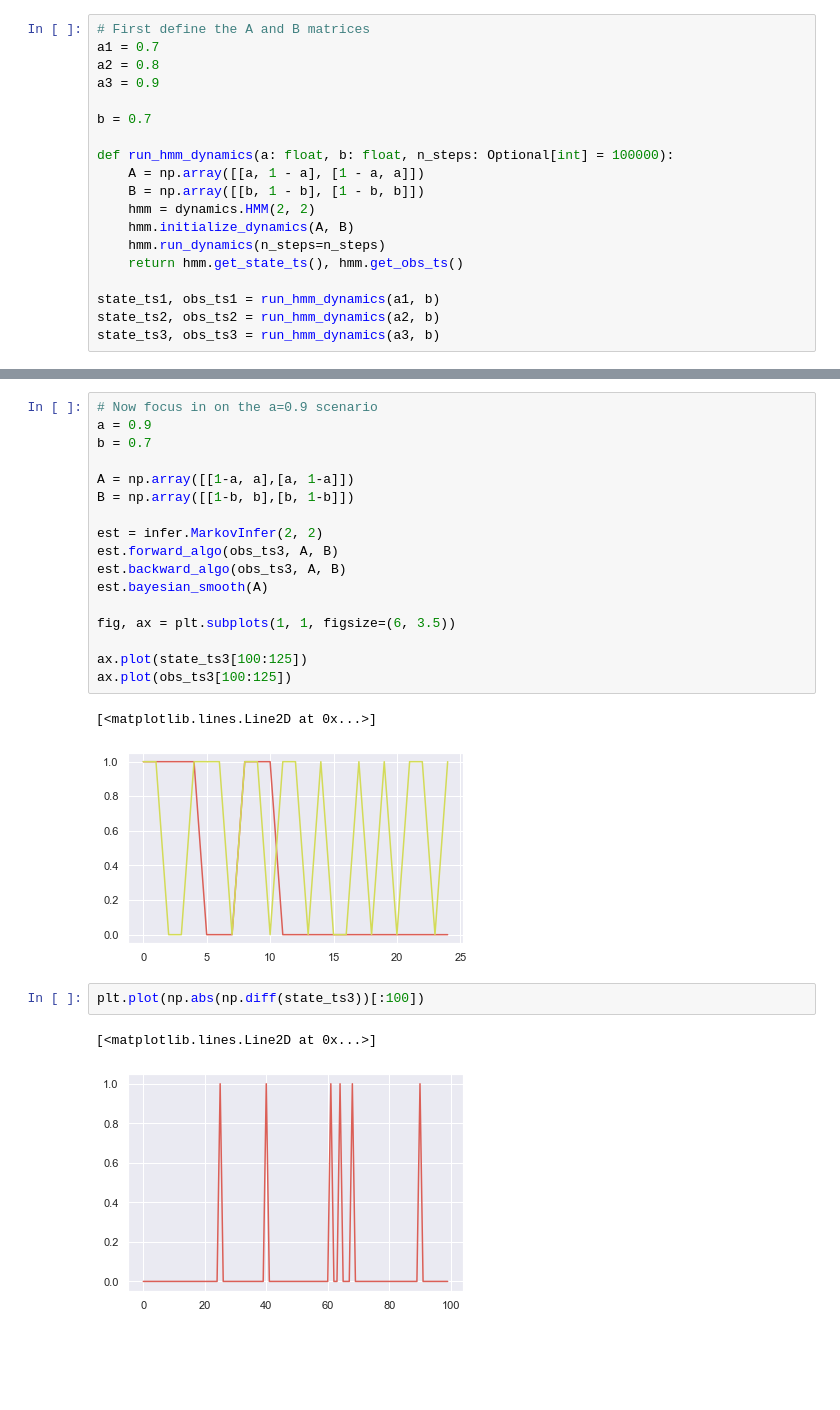
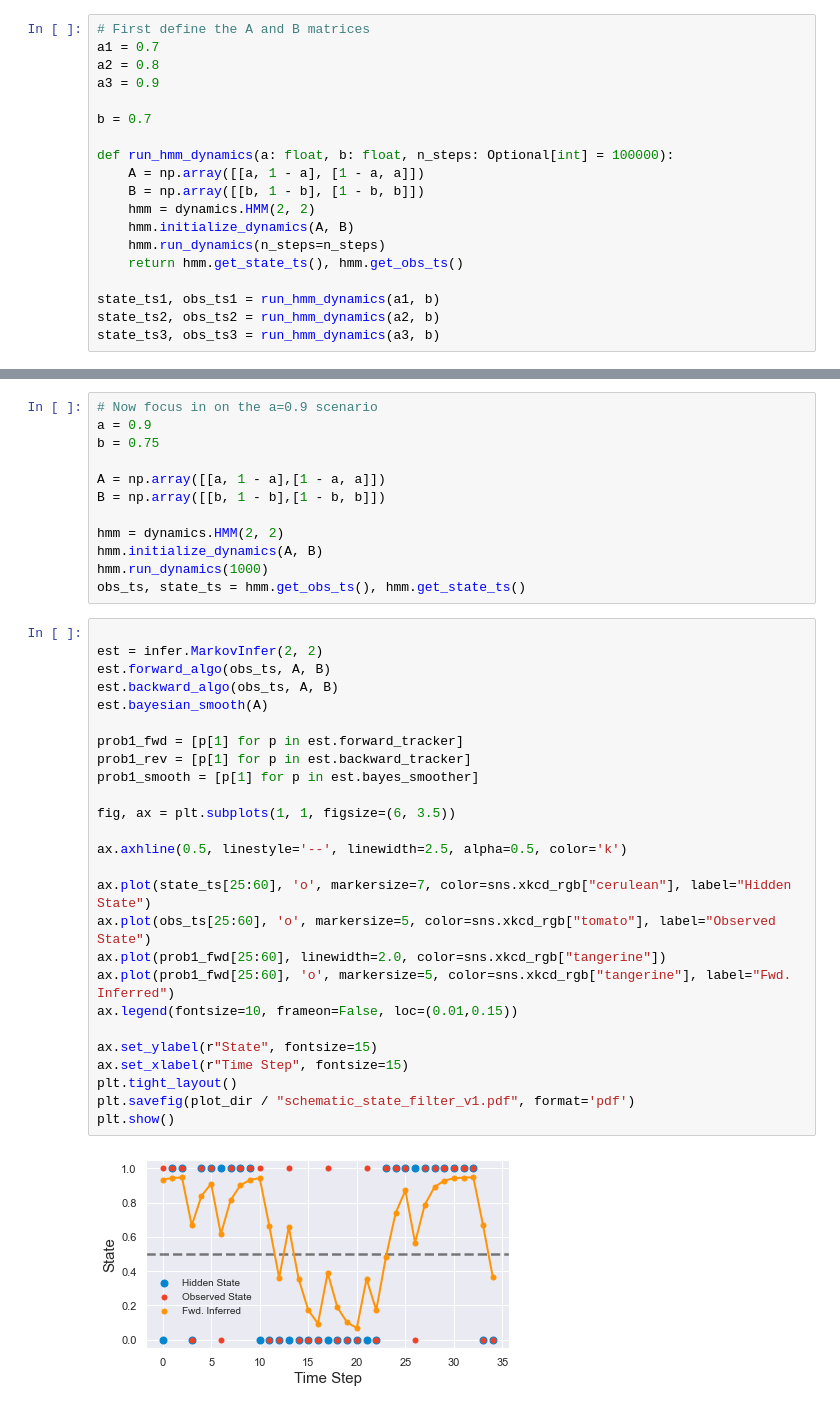
Before and after one commit to StevenJLarge/hmm, a Jupyter notebook: notebooks/reports/01-slarge-figures-pt1.ipynb, the cells around one changed output, grey strips where cells are left out. Saved outputs shown, nothing was run; the diff lists cells and outputs as text; blank space fills up the shorter version.

```diff
--- a/notebooks/reports/01-slarge-figures-pt1.ipynb
+++ b/notebooks/reports/01-slarge-figures-pt1.ipynb
@@ -77,25 +88,40 @@ ax[1].set_ylim([0.005, 1.25])
 # %%
 # Now focus in on the a=0.9 scenario
 a = 0.9
-b = 0.7
+b = 0.75
 
-A = np.array([[1-a, a],[a, 1-a]])
-B = np.array([[1-b, b],[b, 1-b]])
+A = np.array([[a, 1 - a],[1 - a, a]])
+B = np.array([[b, 1 - b],[1 - b, b]])
 
-est = infer.MarkovInfer(2, 2)
-est.forward_algo(obs_ts3, A, B)
-est.backward_algo(obs_ts3, A, B)
-est.bayesian_smooth(A)
-
-fig, ax = plt.subplots(1, 1, figsize=(6, 3.5))
-
-ax.plot(state_ts3[100:125])
-ax.plot(obs_ts3[100:125])
+hmm = dynamics.HMM(2, 2)
+hmm.initialize_dynamics(A, B)
+hmm.run_dynamics(1000)
+obs_ts, state_ts = hmm.get_obs_ts(), hmm.get_state_ts()
-# %% [output]
-[<matplotlib.lines.Line2D at 0x...>]
-[figure, removed]
-# %%
-plt.plot(np.abs(np.diff(state_ts3))[:100])
-# %% [output]
-[<matplotlib.lines.Line2D at 0x...>]
-[figure, removed]
+# %%
+
+est = infer.MarkovInfer(2, 2)
+est.forward_algo(obs_ts, A, B)
+est.backward_algo(obs_ts, A, B)
+est.bayesian_smooth(A)
+
+prob1_fwd = [p[1] for p in est.forward_tracker]
+prob1_rev = [p[1] for p in est.backward_tracker]
+prob1_smooth = [p[1] for p in est.bayes_smoother]
+
+fig, ax = plt.subplots(1, 1, figsize=(6, 3.5))
+
+ax.axhline(0.5, linestyle='--', linewidth=2.5, alpha=0.5, color='k')
+
+ax.plot(state_ts[25:60], 'o', markersize=7, color=sns.xkcd_rgb["cerulean"], label="Hidden State")
+ax.plot(obs_ts[25:60], 'o', markersize=5, color=sns.xkcd_rgb["tomato"], label="Observed State")
+ax.plot(prob1_fwd[25:60], linewidth=2.0, color=sns.xkcd_rgb["tangerine"])
+ax.plot(prob1_fwd[25:60], 'o', markersize=5, color=sns.xkcd_rgb["tangerine"], label="Fwd. Inferred")
+ax.legend(fontsize=10, frameon=False, loc=(0.01,0.15))
+
+ax.set_ylabel(r"State", fontsize=15)
+ax.set_xlabel(r"Time Step", fontsize=15)
+plt.tight_layout()
+plt.savefig(plot_dir / "schematic_state_filter_v1.pdf", format='pdf')
+plt.show()
+# %% [output]
+[figure, added]
```
Also changed, not shown: parts of 4 cells of this notebook, 2 other files.
